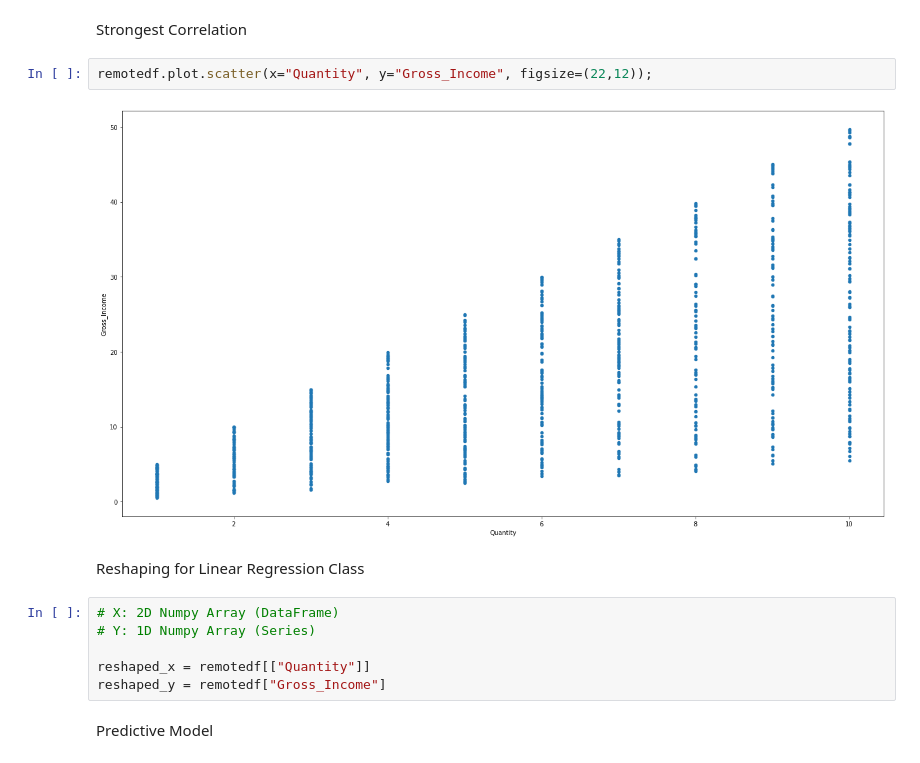
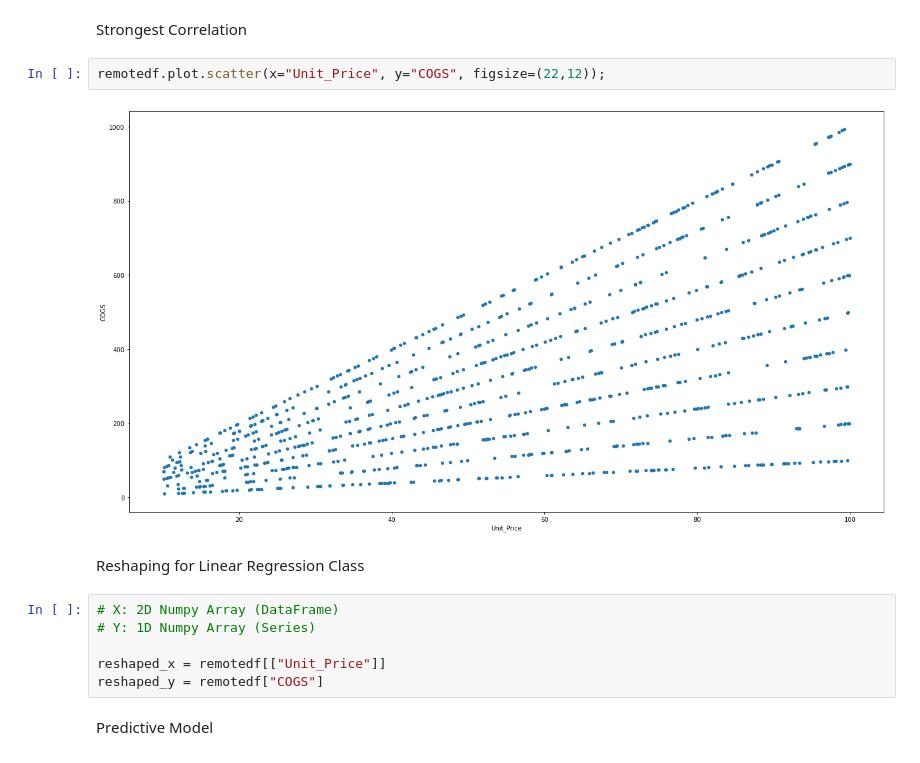
Before and after one commit to dmcbdh31/Sales-Analysis, a Jupyter notebook: Sales_Analysis.ipynb, the cells around one changed output. Saved outputs shown, nothing was run; the diff lists cells and outputs as text.

```diff
--- a/Sales_Analysis.ipynb
+++ b/Sales_Analysis.ipynb
@@ -161,17 +161,17 @@ remotedf.corr()
 # %% [markdown]
 Strongest Correlation
 # %%
-remotedf.plot.scatter(x="Quantity", y="Gross_Income", figsize=(22,12));
+remotedf.plot.scatter(x="Unit_Price", y="COGS", figsize=(22,12));
 # %% [output]
-[figure, old version]
+[figure, new version]
 # %% [markdown]
 Reshaping for Linear Regression Class
 # %%
 # X: 2D Numpy Array (DataFrame)
 # Y: 1D Numpy Array (Series)
 
-reshaped_x = remotedf[["Quantity"]]
-reshaped_y = remotedf["Gross_Income"]
+reshaped_x = remotedf[["Unit_Price"]]
+reshaped_y = remotedf["COGS"]
 # %% [markdown]
 Predictive Model
 # %%
```
Also changed, not shown: parts of 1 cell of this notebook.
